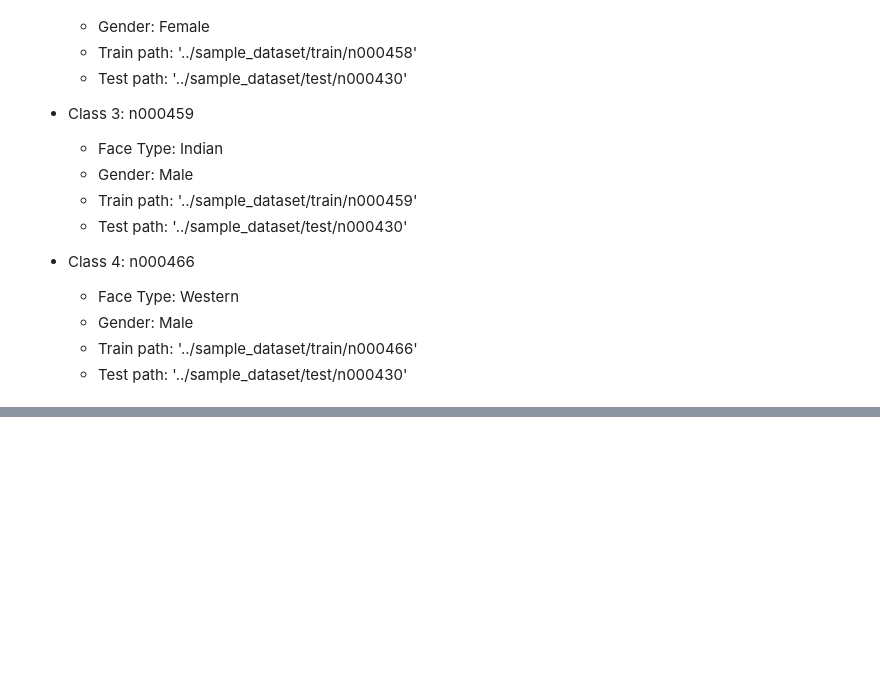
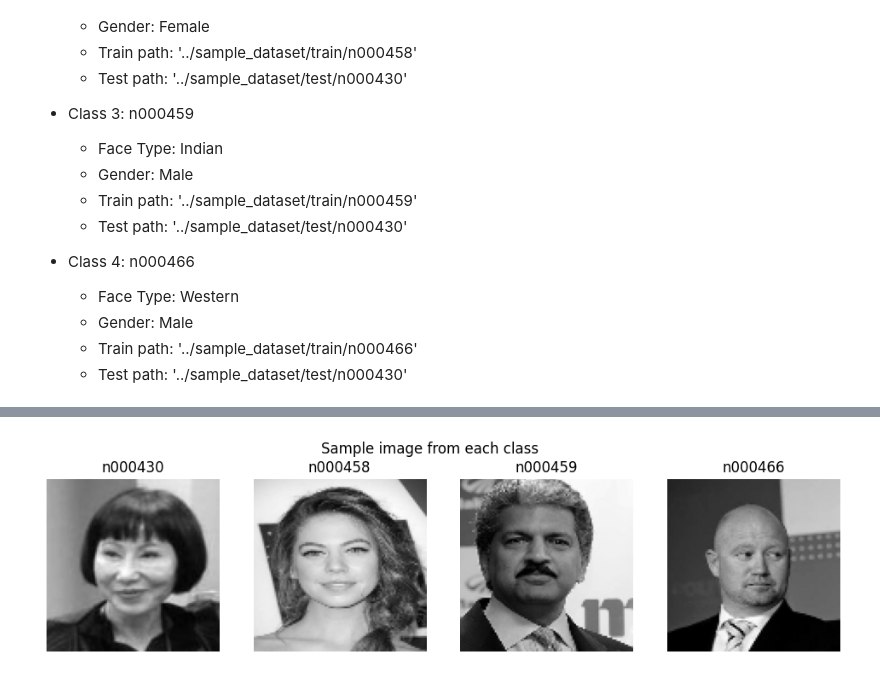
Before and after one commit to ReinerJasin/face_recognition_eigenfaces, a Jupyter notebook: project/face_recognition.ipynb, the cells around one changed output, grey strips where cells are left out. Drawn from its saved outputs; the diff is of its cells as text; code cells hidden in the pictures; blank space fills up the shorter version.

Commit message:
image loading and preprocessing

```diff
--- a/project/face_recognition.ipynb
+++ b/project/face_recognition.ipynb
@@ -82,0 +85,90 @@ shutil.move(path, target_dir)
+# %%
+import matplotlib.pyplot as plt
+import numpy as np
+
+import cv2
+import os
+from pathlib import Path
+
+data_dir = Path('../dataset/sample_dataset/train')
+
+class_folder_list = []
+image_path_list = []
+image_list = []
+label_list = []
+
+NUM_OF_CLASSES = 4
+
+plt.figure(figsize=(NUM_OF_CLASSES * 3, 3))
+
+# Get all folder in the dataset
+for class_folder in sorted(os.listdir(data_dir)):
+
+    # Skip other file
+    if class_folder == ".DS_Store":
+        continue
+
+    # Save folder name in class_folder_list
+    class_folder_list.append(class_folder)
+
+    for index, image_file in enumerate(sorted(os.listdir(data_dir / class_folder))):
+        # print(image_file)
+
+        # Save the list
+        image_path_list.append(image_file)
+        label_list.append(class_folder)
+
+        # Read as grayscale
+        image = cv2.imread(data_dir / class_folder / image_file, cv2.IMREAD_GRAYSCALE)
+
+        # Image resize to 100x100
+        image = cv2.resize(image, (100, 100))
+
+        # Show the first train image from each label
+        if index == 0:
+            # print(f'PATH WITH INDEX 0 = {data_dir / class_folder / image_file}')
+
+            # Show images as subplots
+            plt.subplot(1, NUM_OF_CLASSES, len(class_folder_list))
+            plt.imshow(image, cmap="gray")
+            plt.title(class_folder)
+            plt.suptitle('Sample image from each class')
+            plt.axis('off')
+
+            # DEBUG PRINT
+            # print(image.shape)
+            # print(image.flatten().shape)
+            # print(image.flatten())
+
+        image_list.append(image.flatten())
+
+plt.show()
+
+image_list = np.array(image_list)
+
+# DEBUG PRINT
+# print(type(image_list))
+# print(image_list.ndim)
+# print(image_list.shape)
+
+# print(type(image_list[0]))
+
+# print(class_folder_list)
+# print(image_path_list)
+print(type(label_list))
+# print(len(image_path_list))
+# print(len(label_list))
+
+
+
+# Image resize for consistency (no need to be square, but needs to be the same for all images)
+
+
+# Convert image to grayscale
+
+
+# (Optional) manually adjust face alignment
+
+# (Optional) consistent lighting across the images
+# %% [output]
+[figure, added]
```
Also changed, not shown: parts of 5 cells of this notebook.
